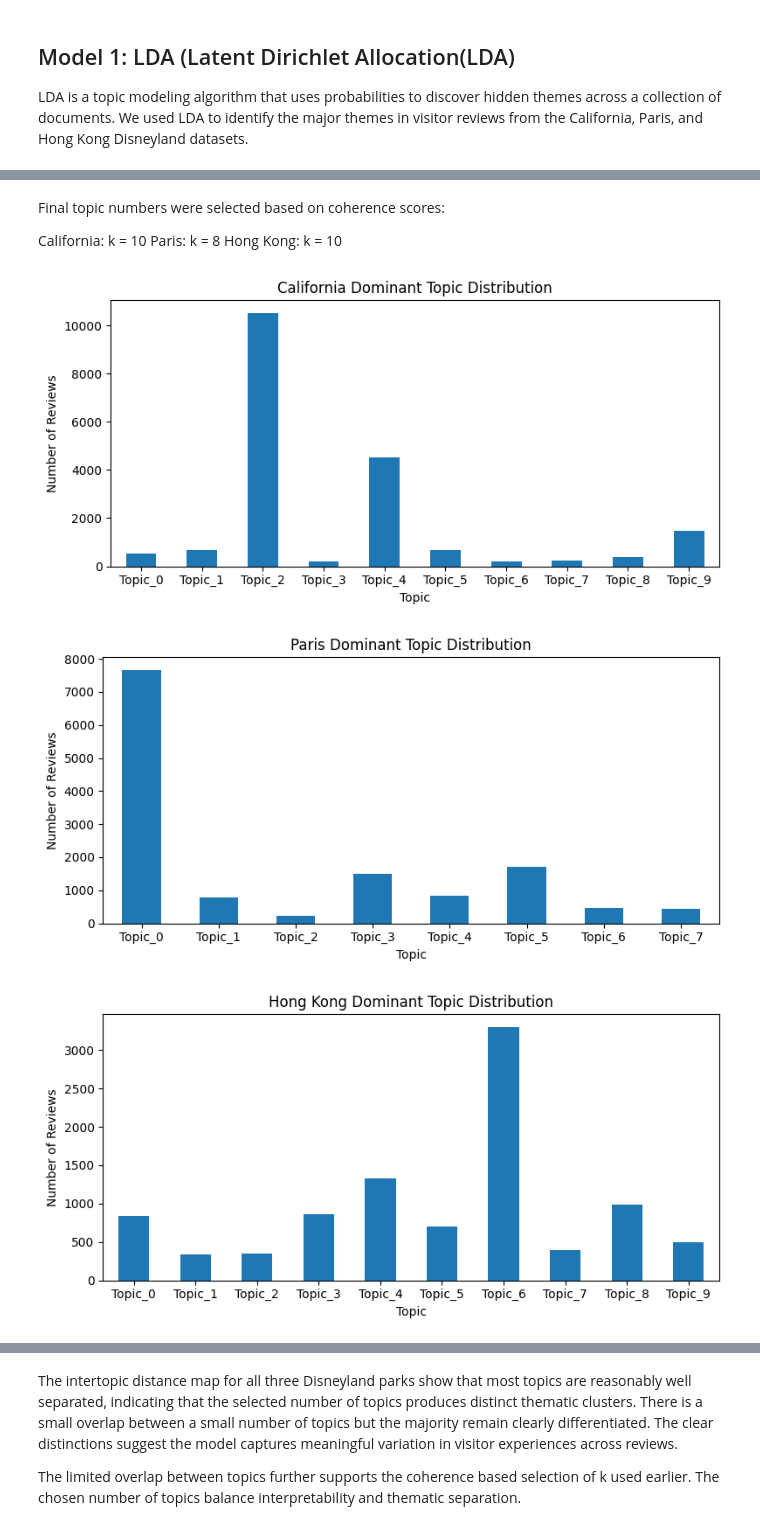
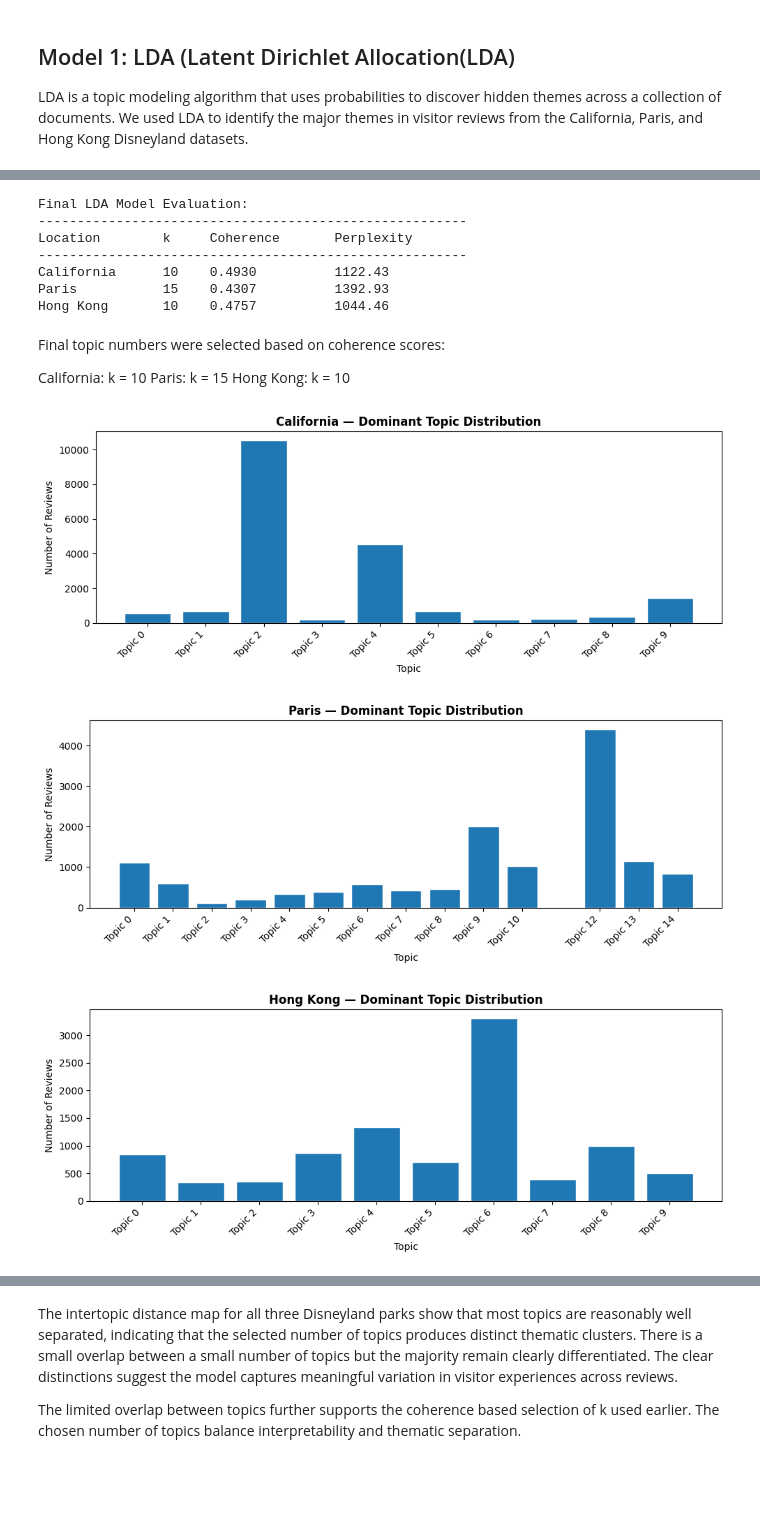
Before and after one commit to marcelalozano27-ship-it/text-analytics-spring-2026, a Jupyter notebook: Assignment 3/Assignment3.ipynb, the cells around one changed output, grey strips where cells are left out. Drawn from its saved outputs; the diff is of its cells as text; code cells hidden in the pictures; blank space fills up the shorter version.

```diff
--- a/Assignment 3/Assignment3.ipynb
+++ b/Assignment 3/Assignment3.ipynb
@@ -457,3 +338,0 @@ Topic 15: 0.042*"food" + 0.020*"drink" + 0.018*"euros" + 0.016*"eat" + 0.014*"pr
-# %%
-for k in k_values:
-    hongkong_lda_models[k] = run_gensim_lda(hongkong_corpus, hongkong_dict, k, "Hong Kong")
@@ -551,12 +465,12 @@ Based on coherence scores, the final number of topics selected for each branch w
 # %%
 best_k = {
     "California": 10,
-    "Paris": 8,
+    "Paris": 15,
     "Hong Kong": 10
 }
 
 final_lda_models = {
     "California": california_lda_models[10],
-    "Paris": paris_lda_models[8],
+    "Paris": paris_lda_models[15],
     "Hong Kong": hongkong_lda_models[10]
 }
@@ -588,0 +477,26 @@ plot_coherence(k_values, hongkong_coherence, "Hong Kong")
+# %%
+# Perplexity: lower = better fit. Must convert from log-perplexity.
+
+print("Final LDA Model Evaluation:")
+print("-" * 55)
+print(f"{'Location':<15} {'k':<5} {'Coherence':<15} {'Perplexity'}")
+print("-" * 55)
+
+configs = [
+    ("California", final_lda_models["California"], california_corpus, california["tokens"].tolist(), california_dict),
+    ("Paris",      final_lda_models["Paris"],      paris_corpus,      paris["tokens"].tolist(),      paris_dict),
+    ("Hong Kong",  final_lda_models["Hong Kong"],  hongkong_corpus,   hongkong["tokens"].tolist(),   hongkong_dict),
+]
+
+for name, model, corp, tokens, dictionary in configs:
+    coh  = get_coherence(model, tokens, dictionary)
+    perp = np.exp(-model.log_perplexity(corp))   # convert to actual perplexity
+    print(f"{name:<15} {model.num_topics:<5} {coh:<15.4f} {perp:.2f}")
+# %% [output]
+Final LDA Model Evaluation:
+-------------------------------------------------------
+Location        k     Coherence       Perplexity
+-------------------------------------------------------
+California      10    0.4930          1122.43
+Paris           15    0.4307          1392.93
+Hong Kong       10    0.4757          1044.46
@@ -590,7 +545,7 @@ plot_coherence(k_values, hongkong_coherence, "Hong Kong")
 Final topic numbers were selected based on coherence scores:
 
 California: k = 10
-Paris: k = 8
+Paris: k = 15
 Hong Kong: k = 10
 # %%
 def get_gensim_topic_df(model, corpus):
@@ -620,25 +575,27 @@ paris["dominant_topic"] = paris_topic_probs.idxmax(axis=1)
 hongkong["dominant_topic"] = hongkong_topic_probs.idxmax(axis=1)
 # %%
 def plot_topic_prevalence(df, name):
-    topic_counts = df["dominant_topic"].value_counts().sort_index()
+    topic_counts = df["dominant_topic"].value_counts()
 
-    plt.figure(figsize=(8, 4))
-    topic_counts.plot(kind="bar")
+    # Sort numerically by extracting the topic number
+    topic_counts.index = topic_counts.index.str.extract(r'(\d+)')[0].astype(int)
+    topic_counts = topic_counts.sort_index()
 
-    plt.title(f"{name} Dominant Topic Distribution")
+    plt.figure(figsize=(10, 4))
+    plt.bar(topic_counts.index, topic_counts.values, edgecolor='white')
+    plt.title(f"{name} — Dominant Topic Distribution", fontweight='bold')
     plt.xlabel("Topic")
     plt.ylabel("Number of Reviews")
-    plt.xticks(rotation=0)
+    plt.xticks(topic_counts.index, [f"Topic {i}" for i in topic_counts.index], rotation=45, ha='right')
     plt.tight_layout()
     plt.show()
 
-
 plot_topic_prevalence(california, "California")
-plot_topic_prevalence(paris, "Paris")
-plot_topic_prevalence(hongkong, "Hong Kong")
+plot_topic_prevalence(paris,      "Paris")
+plot_topic_prevalence(hongkong,   "Hong Kong")
 # %% [output]
-[figure, old version]
+[figure, new version]
-[figure, old version]
+[figure, new version]
-[figure, old version]
+[figure, new version]
 # %%
 comparison_df = pd.DataFrame({
```
Also changed, not shown: parts of 96 cells of this notebook.
